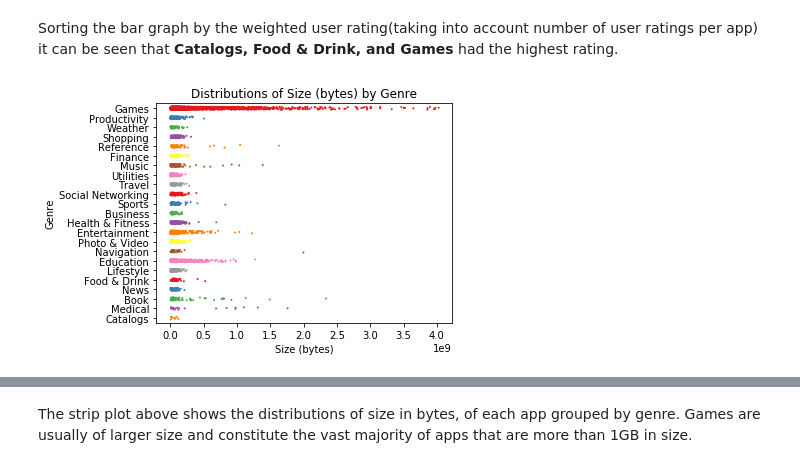
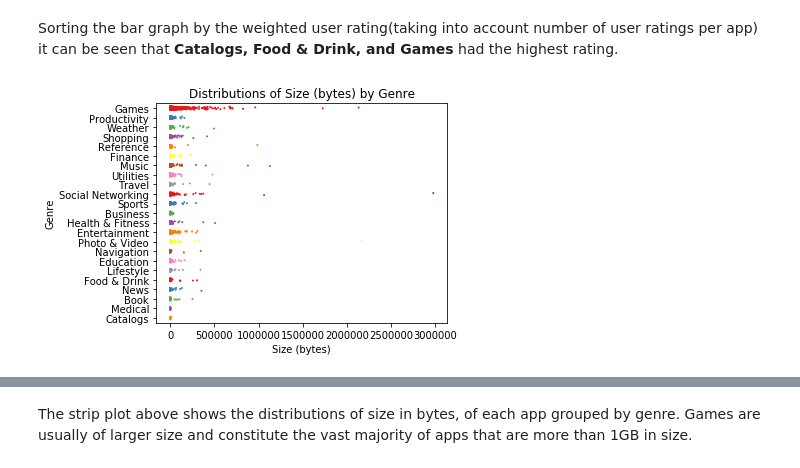
Before and after one commit to cgman64/apple-store-analysis, a Jupyter notebook: appStoreAnalysis.ipynb, the cells around one changed output, grey strips where cells are left out. Cells and saved outputs as stored; diff of their text form; code cells hidden in the pictures.

Commit message:
zoomed in on plot

```diff
--- a/appStoreAnalysis.ipynb
+++ b/appStoreAnalysis.ipynb
@@ -200,10 +200,10 @@ plt.show()
 # %% [markdown]
 Sorting the bar graph by the weighted user rating(taking into account number of user ratings per app) it can be seen that **Catalogs, Food & Drink, and Games** had the highest rating.
 # %%
-sns.stripplot(y='prime_genre', x='size_bytes', data=store, orient='h',
+sns.stripplot(y='prime_genre', x='rating_count_tot', data=store, orient='h',
              jitter=0.15, palette="Set1", size=2)
 plt.xlabel('Size (bytes)'); plt.ylabel('Genre'); plt.title('Distributions of Size (bytes) by Genre')
 plt.tight_layout()
 plt.show()
 # %% [output]
-[figure, old version]
+[figure, new version]
```
Also changed, not shown: parts of 12 cells of this notebook.
